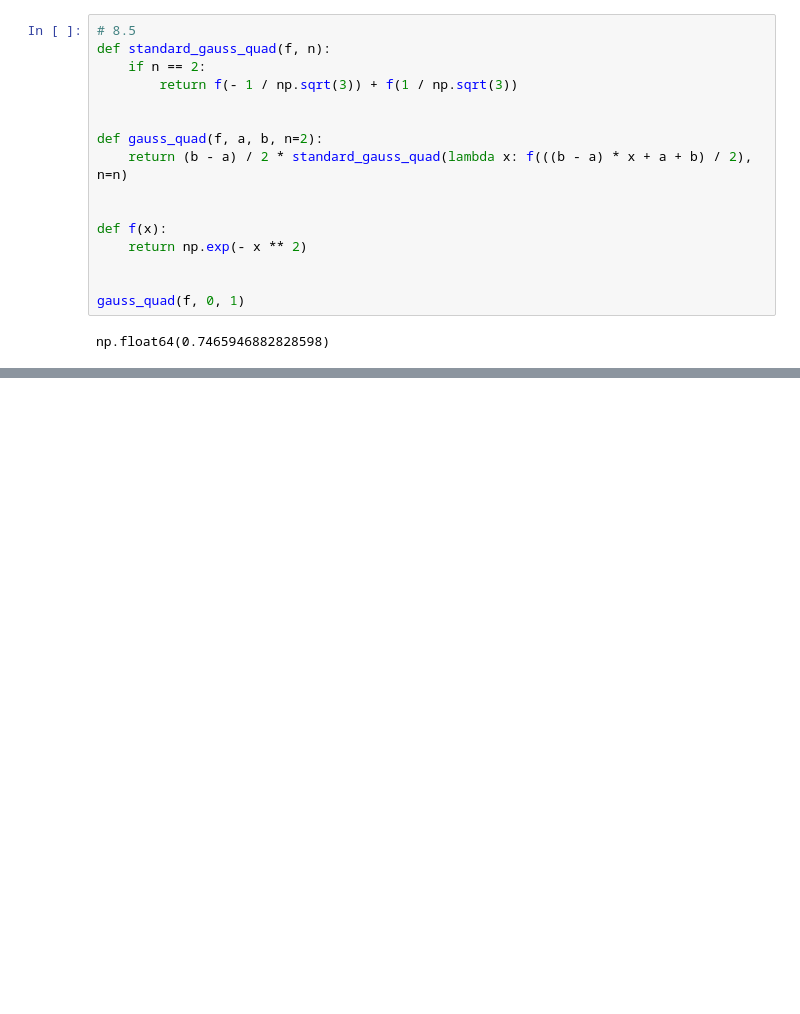
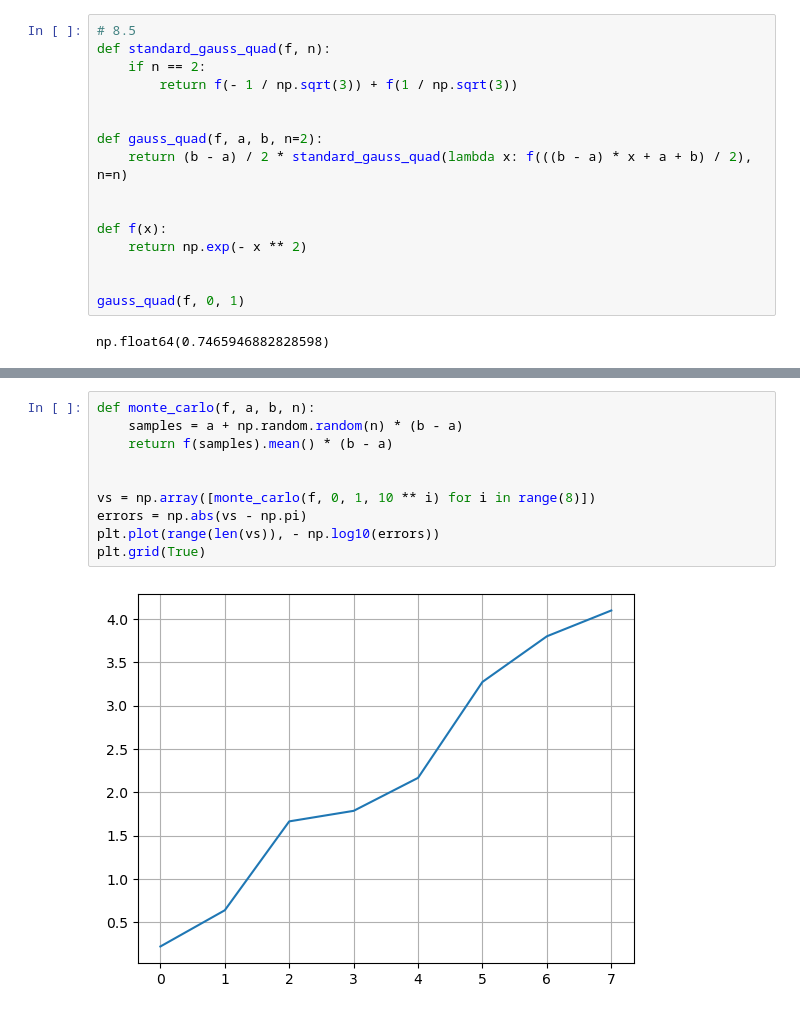
Before and after one commit to Chris0325/scientific_computing, a Jupyter notebook: chapter_8.ipynb, the cells around one changed output, grey strips where cells are left out. Cells and saved outputs as stored; diff of their text form; blank space fills up the shorter version.

```diff
--- a/chapter_8.ipynb
+++ b/chapter_8.ipynb
@@ -217,0 +389,12 @@ np.float64(0.7465946882828598)
+# %%
+def monte_carlo(f, a, b, n):
+    samples = a + np.random.random(n) * (b - a)
+    return f(samples).mean() * (b - a)
+
+
+vs = np.array([monte_carlo(f, 0, 1, 10 ** i) for i in range(8)])
+errors = np.abs(vs - np.pi)
+plt.plot(range(len(vs)), - np.log10(errors))
+plt.grid(True)
+# %% [output]
+[figure, added]
```
Also changed, not shown: parts of 32 cells of this notebook.
